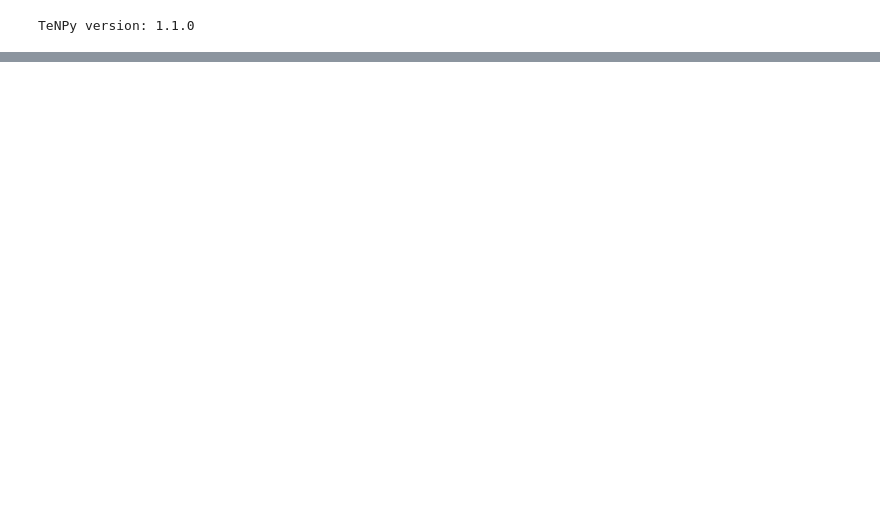
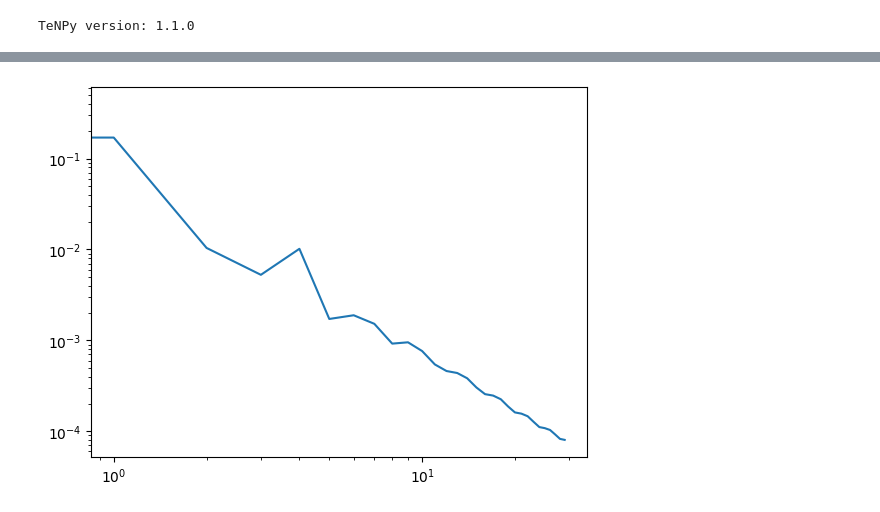
Before and after one commit to aravindhshankar/Spin1LongRangeOrder.jl, a Jupyter notebook: python/notebooks/plot_magz_from_data.ipynb, the cells around one changed output, grey strips where cells are left out. Drawn from its saved outputs; the diff is of its cells as text; code cells hidden in the pictures; blank space fills up the shorter version.

```diff
--- a/python/notebooks/plot_magz_from_data.ipynb
+++ b/python/notebooks/plot_magz_from_data.ipynb
@@ -72,0 +67,8 @@ plt.plot(df['dV'], np.abs(df['mean_Sz']))
+# %%
+psipm = df[np.isclose(df['dV'], 2.60)]['psi'].iloc[0]
+distrange = 30
+plt.plot(observables.charge_corr(psipm, length=distrange, connected=True))
+plt.yscale('log')
+plt.xscale('log')
+# %% [output]
+[figure, added]
```
Also changed, not shown: parts of 12 cells of this notebook, 1 other file.
